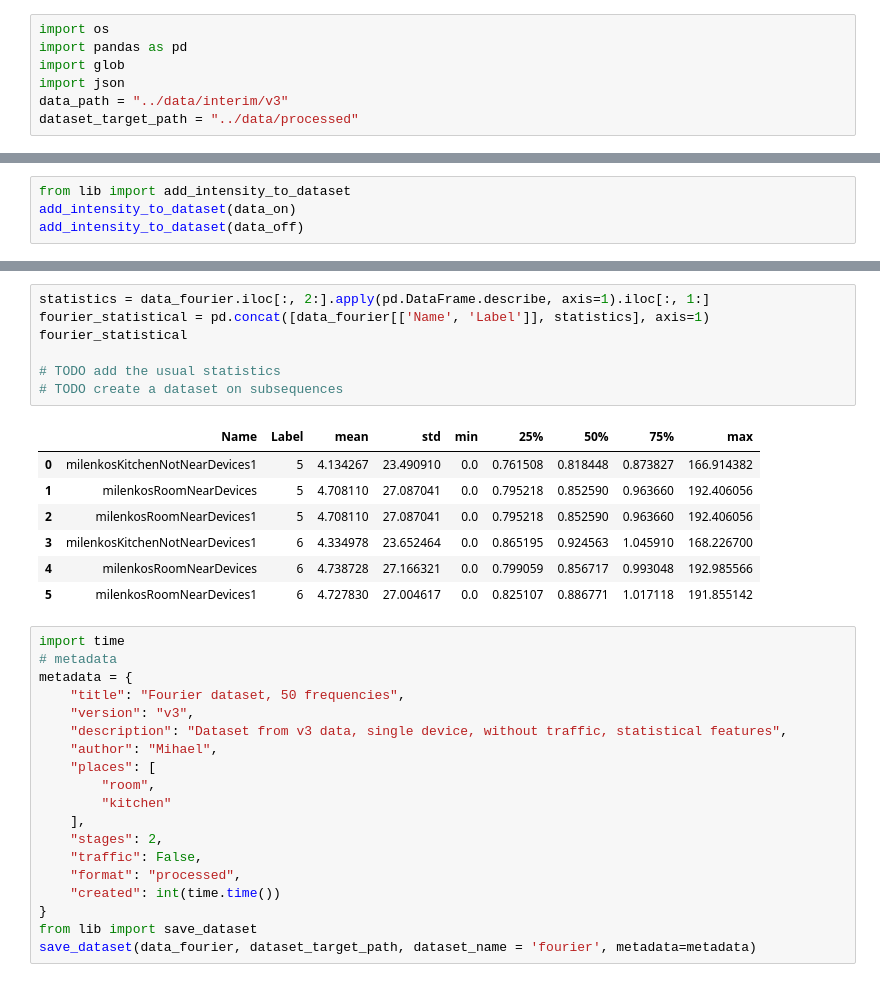
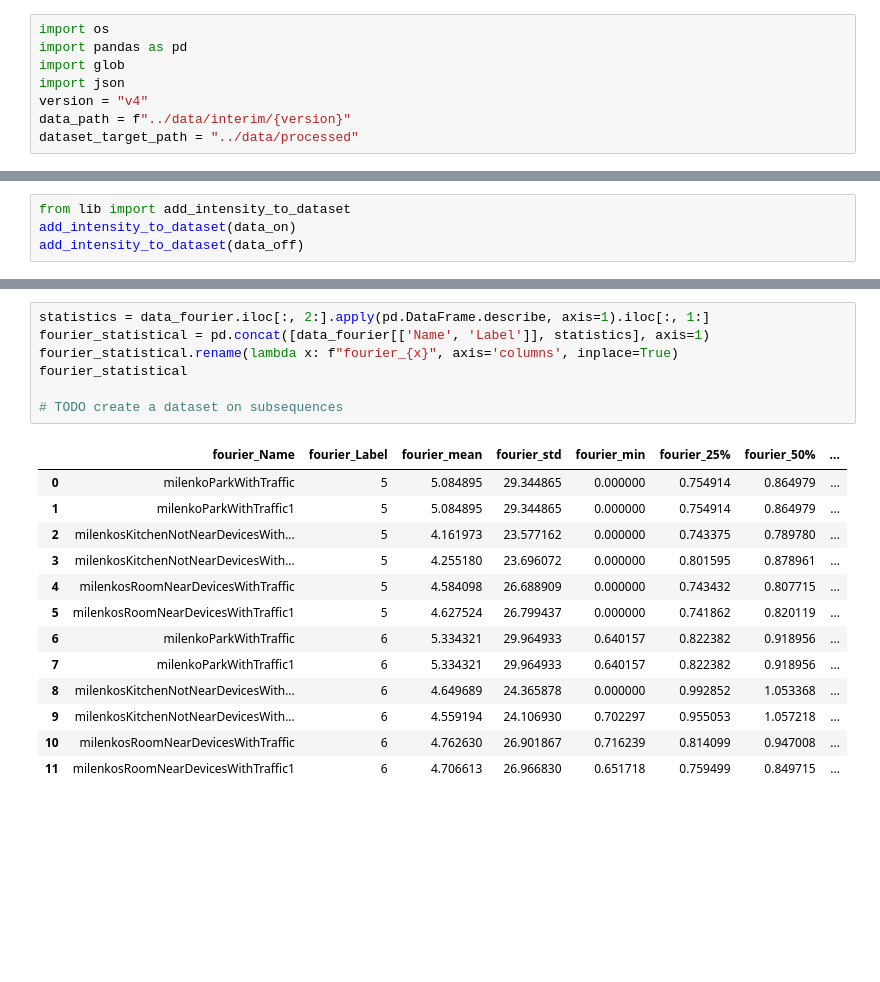
Before and after one commit to magnetometer-identification/DataAnalysis, a Jupyter notebook: notebooks/3_0-mt-generate-full-fourier-statistical-dataset.ipynb, the cells around one changed output, grey strips where cells are left out. Cells and saved outputs as stored; diff of their text form; blank space fills up the shorter version.

Commit message:
implement full furier and statistical dataset

```diff
--- a/notebooks/3_0-mt-generate-full-fourier-statistical-dataset.ipynb
+++ b/notebooks/3_0-mt-generate-full-fourier-statistical-dataset.ipynb
@@ -3,7 +3,8 @@ import os
 import pandas as pd
 import glob
 import json
-data_path = "../data/interim/v3"
+version = "v4"
+data_path = f"../data/interim/{version}"
 dataset_target_path = "../data/processed"
 # %%
 from lib import read_dataset
@@ -61,34 +60,21 @@ data_fourier
 # %%
 statistics = data_fourier.iloc[:, 2:].apply(pd.DataFrame.describe, axis=1).iloc[:, 1:]
 fourier_statistical = pd.concat([data_fourier[['Name', 'Label']], statistics], axis=1)
+fourier_statistical.rename(lambda x: f"fourier_{x}", axis='columns', inplace=True)
 fourier_statistical
 
-# TODO add the usual statistics
 # TODO create a dataset on subsequences
 # %% [output]
-|  | Name | Label | mean | std | min | 25% | 50% | 75% | max |
-| 0 | milenkosKitchenNotNearDevices1 | 5 | 4.134267 | 23.490910 | 0.0 | 0.761508 | 0.818448 | 0.873827 | 166.914382 |
-| 1 | milenkosRoomNearDevices | 5 | 4.708110 | 27.087041 | 0.0 | 0.795218 | 0.852590 | 0.963660 | 192.406056 |
-| 2 | milenkosRoomNearDevices1 | 5 | 4.708110 | 27.087041 | 0.0 | 0.795218 | 0.852590 | 0.963660 | 192.406056 |
-| 3 | milenkosKitchenNotNearDevices1 | 6 | 4.334978 | 23.652464 | 0.0 | 0.865195 | 0.924563 | 1.045910 | 168.226700 |
-| 4 | milenkosRoomNearDevices | 6 | 4.738728 | 27.166321 | 0.0 | 0.799059 | 0.856717 | 0.993048 | 192.985566 |
-| 5 | milenkosRoomNearDevices1 | 6 | 4.727830 | 27.004617 | 0.0 | 0.825107 | 0.886771 | 1.017118 | 191.855142 |
+|  | fourier_Name | fourier_Label | fourier_mean | fourier_std | fourier_min | fourier_25% | fourier_50% | ... |
+| 0 | milenkoParkWithTraffic | 5 | 5.084895 | 29.344865 | 0.000000 | 0.754914 | 0.864979 | ... |
+| 1 | milenkoParkWithTraffic1 | 5 | 5.084895 | 29.344865 | 0.000000 | 0.754914 | 0.864979 | ... |
+| 2 | milenkosKitchenNotNearDevicesWith... | 5 | 4.161973 | 23.577162 | 0.000000 | 0.743375 | 0.789780 | ... |
+| 3 | milenkosKitchenNotNearDevicesWith... | 5 | 4.255180 | 23.696072 | 0.000000 | 0.801595 | 0.878961 | ... |
+| 4 | milenkosRoomNearDevicesWithTraffic | 5 | 4.584098 | 26.688909 | 0.000000 | 0.743432 | 0.807715 | ... |
+| 5 | milenkosRoomNearDevicesWithTraffic1 | 5 | 4.627524 | 26.799437 | 0.000000 | 0.741862 | 0.820119 | ... |
+| 6 | milenkoParkWithTraffic | 6 | 5.334321 | 29.964933 | 0.640157 | 0.822382 | 0.918956 | ... |
+| 7 | milenkoParkWithTraffic1 | 6 | 5.334321 | 29.964933 | 0.640157 | 0.822382 | 0.918956 | ... |
+| 8 | milenkosKitchenNotNearDevicesWith... | 6 | 4.649689 | 24.365878 | 0.000000 | 0.992852 | 1.053368 | ... |
+| 9 | milenkosKitchenNotNearDevicesWith... | 6 | 4.559194 | 24.106930 | 0.702297 | 0.955053 | 1.057218 | ... |
+| 10 | milenkosRoomNearDevicesWithTraffic | 6 | 4.762630 | 26.901867 | 0.716239 | 0.814099 | 0.947008 | ... |
+| 11 | milenkosRoomNearDevicesWithTraffic1 | 6 | 4.706613 | 26.966830 | 0.651718 | 0.759499 | 0.849715 | ... |
-# %%
-import time
-# metadata
-metadata = {
-    "title": "Fourier dataset, 50 frequencies",
-    "version": "v3",
-    "description": "Dataset from v3 data, single device, without traffic, statistical features",
-    "author": "Mihael",
-    "places": [
-        "room",
-        "kitchen"
-    ],
-    "stages": 2,
-    "traffic": False,
-    "format": "processed",
-    "created": int(time.time())
-}
-from lib import save_dataset
-save_dataset(data_fourier, dataset_target_path, dataset_name = 'fourier', metadata=metadata)
```
Also changed, not shown: parts of 8 cells of this notebook, 3 other files.
